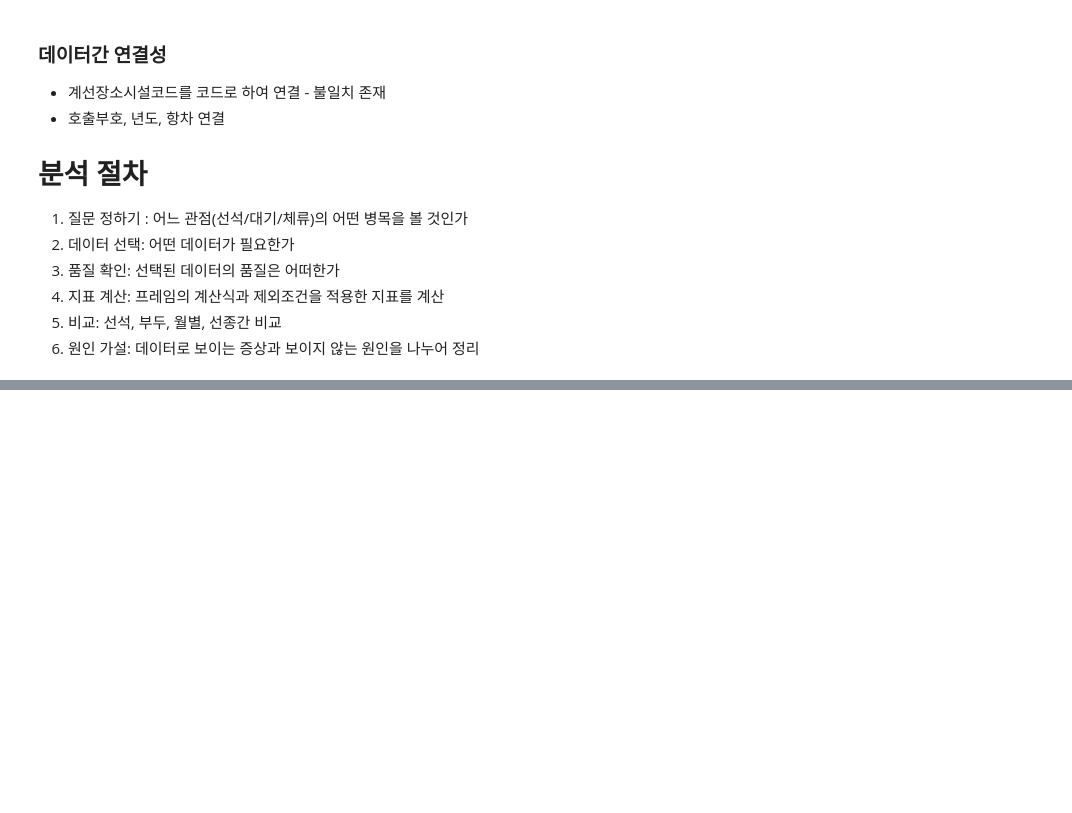
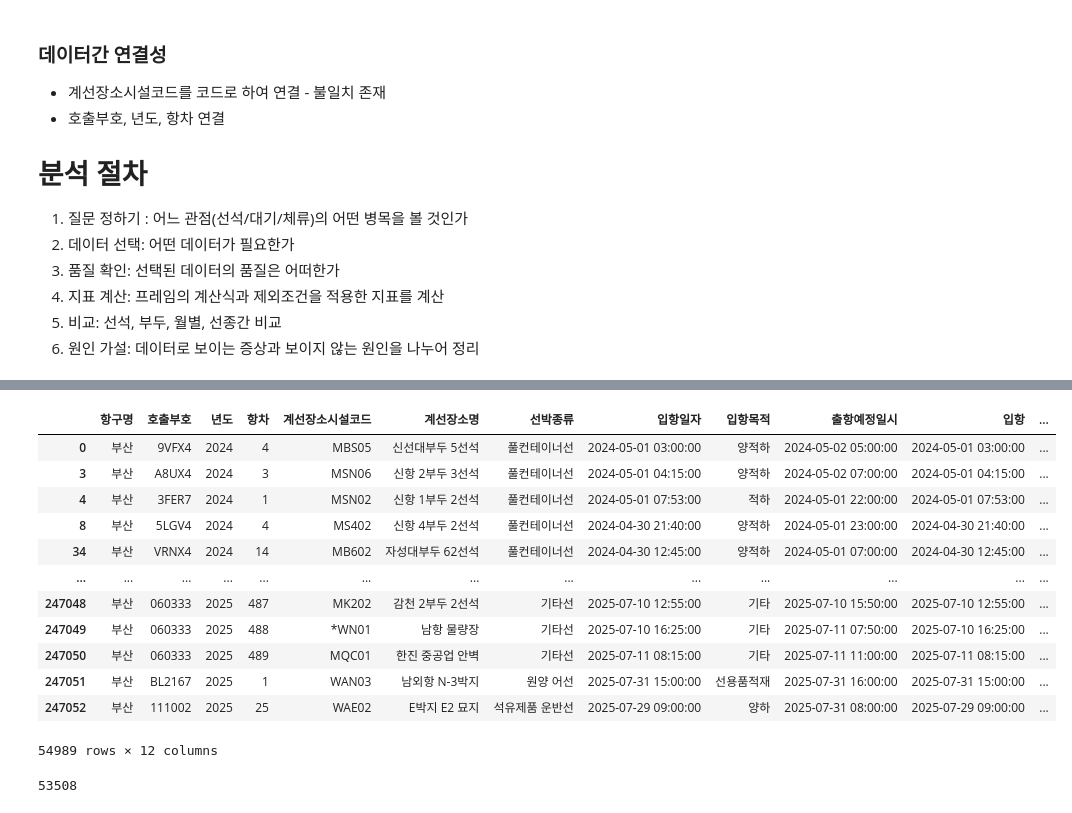
Before and after one commit to dorothy1088/smartport, a Jupyter notebook: bottle_neck.ipynb, the cells around one changed output, grey strips where cells are left out. Drawn from its saved outputs; the diff is of its cells as text; code cells hidden in the pictures; blank space fills up the shorter version.

```diff
--- a/bottle_neck.ipynb
+++ b/bottle_neck.ipynb
@@ -74,0 +130,11 @@
+# %%
+call = df[df['항구명'] == '부산']
+# call.shape
+# %%
+call.duplicated().sum() # 중복되는 항목 확인
+# 중복 행 확인 call.duplicated // sum 추가는 갯수
+
+# 중복행 제거
+call = call.drop_duplicates().copy()
+# -> 참조
+# 기본 자료형/참조 자료형(어딘가에 있는 값을 쓰는 것= 데이터가 저장된 메모리의 주소 값을 저장-> a만 복사하는 건 얕은 복사, a랑 b를 다 복사하면 깊은 복사)
@@ -74,0 +171,4 @@
+# %%
+call['입항']= pd.to_datetime(call['입항일자'], errors='coerce')
+call['입항'].isna().sum()
+call['입항'].min()
@@ -74,0 +177,3 @@
+# %%
+planned_year = pd.to_numeric(call['출항예정일시'].str[:4], errors='coerce')
+(planned_year > 2030).sum()
@@ -74,0 +195,29 @@
+# %%
+call['출항예정']=pd.to_datetime(call['출항예정일시'].where(planned_year <= 2030), errors='coerce')
+call
+# %% [output]
+|  | 항구명 | 호출부호 | 년도 | 항차 | 계선장소시설코드 | 계선장소명 | 선박종류 | 입항일자 | 입항목적 | 출항예정일시 | 입항 | ... |
+| 0 | 부산 | 9VFX4 | 2024 | 4 | MBS05 | 신선대부두 5선석 | 풀컨테이너선 | 2024-05-01 03:00:00 | 양적하 | 2024-05-02 05:00:00 | 2024-05-01 03:00:00 | ... |
+| 3 | 부산 | A8UX4 | 2024 | 3 | MSN06 | 신항 2부두 3선석 | 풀컨테이너선 | 2024-05-01 04:15:00 | 양적하 | 2024-05-02 07:00:00 | 2024-05-01 04:15:00 | ... |
+| 4 | 부산 | 3FER7 | 2024 | 1 | MSN02 | 신항 1부두 2선석 | 풀컨테이너선 | 2024-05-01 07:53:00 | 적하 | 2024-05-01 22:00:00 | 2024-05-01 07:53:00 | ... |
+| 8 | 부산 | 5LGV4 | 2024 | 4 | MS402 | 신항 4부두 2선석 | 풀컨테이너선 | 2024-04-30 21:40:00 | 양적하 | 2024-05-01 23:00:00 | 2024-04-30 21:40:00 | ... |
+| 34 | 부산 | VRNX4 | 2024 | 14 | MB602 | 자성대부두 62선석 | 풀컨테이너선 | 2024-04-30 12:45:00 | 양적하 | 2024-05-01 07:00:00 | 2024-04-30 12:45:00 | ... |
+| ... | ... | ... | ... | ... | ... | ... | ... | ... | ... | ... | ... | ... |
+| 247048 | 부산 | 060333 | 2025 | 487 | MK202 | 감천 2부두 2선석 | 기타선 | 2025-07-10 12:55:00 | 기타 | 2025-07-10 15:50:00 | 2025-07-10 12:55:00 | ... |
+| 247049 | 부산 | 060333 | 2025 | 488 | *WN01 | 남항 물량장 | 기타선 | 2025-07-10 16:25:00 | 기타 | 2025-07-11 07:50:00 | 2025-07-10 16:25:00 | ... |
+| 247050 | 부산 | 060333 | 2025 | 489 | MQC01 | 한진 중공업 안벽 | 기타선 | 2025-07-11 08:15:00 | 기타 | 2025-07-11 11:00:00 | 2025-07-11 08:15:00 | ... |
+| 247051 | 부산 | BL2167 | 2025 | 1 | WAN03 | 남외항 N-3박지 | 원양 어선 | 2025-07-31 15:00:00 | 선용품적재 | 2025-07-31 16:00:00 | 2025-07-31 15:00:00 | ... |
+| 247052 | 부산 | 111002 | 2025 | 25 | WAE02 | E박지 E2 묘지 | 석유제품 운반선 | 2025-07-29 09:00:00 | 양하 | 2025-07-31 08:00:00 | 2025-07-29 09:00:00 | ... |
+54989 rows × 12 columns
+# %%
+# 분석 기간
+# 24.05.01-25.07.31
+in_period = (call['입항']>= '2024-05-01') &(call['입항']<'2025-08-01')
+in_period
+# (~in_period) 블린 마스크 /설정한 기간 바깥에 애들을 잡음
+# (~in_period).sum()기간 외 애들 갯수
+
+call2 = call[in_period].copy()
+len(call2)
+# %% [output]
+53508
```
Also changed, not shown: parts of 29 cells of this notebook, 2 other files.
